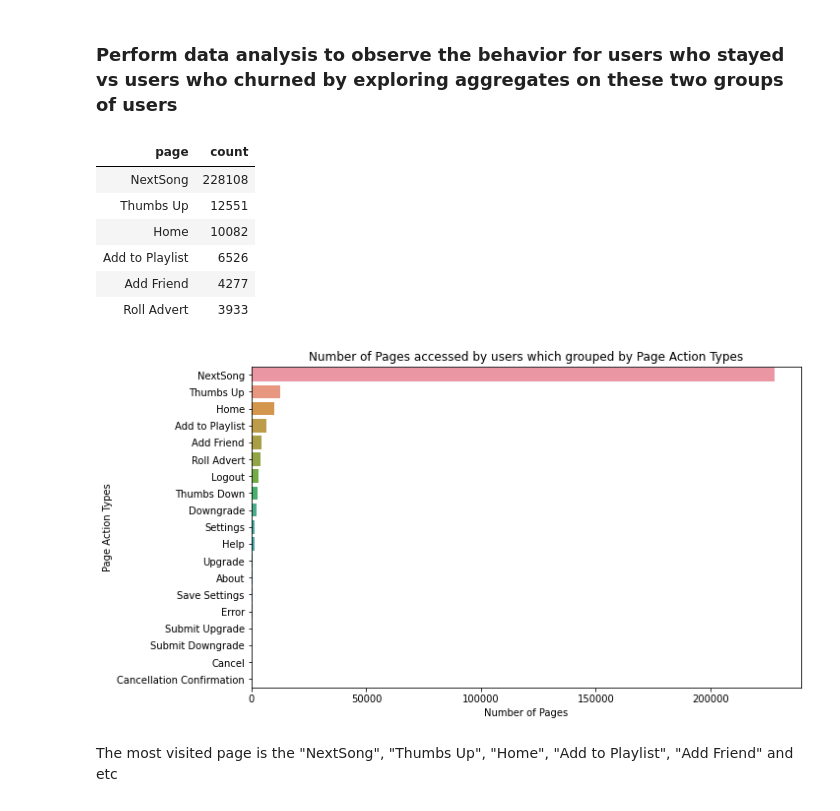
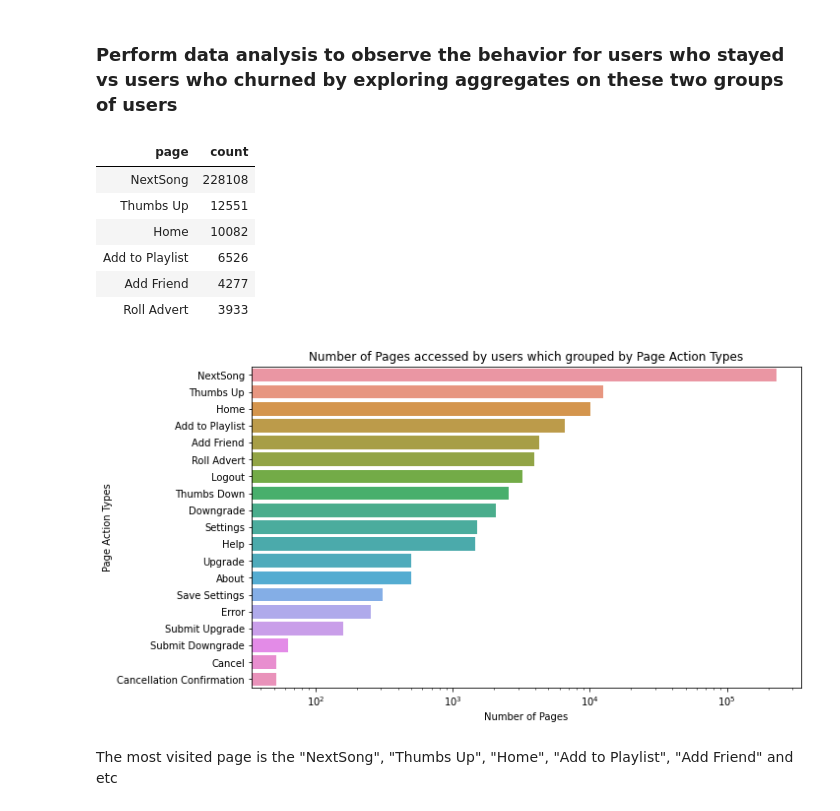
Before and after one commit to thanhta/Sparkify-Churn-Prediction, a Jupyter notebook: Sparkify_Churn.ipynb, the cells around one changed output. Cells and saved outputs as stored; diff of their text form; code cells hidden in the pictures.

```diff
--- a/Sparkify_Churn.ipynb
+++ b/Sparkify_Churn.ipynb
@@ -252,23 +252,23 @@ display(clean_event_df.head(5))
 # %%
 # Check the number of page action in the dataset
 pg_action_counts_df = clean_event_df.groupby("page").count().sort(desc("count")).toPandas()
 display(pg_action_counts_df.head(6))
 
 plt.figure(figsize=(10,6))
-sns.barplot(data=pg_action_counts_df, x='count', y='page')
+sns.barplot(data=pg_action_counts_df, x='count', y='page', log=True)
 plt.title('Number of Pages accessed by users which grouped by Page Action Types');
 plt.xlabel("Number of Pages")
 plt.ylabel("Page Action Types")
 plt.show()
 # %% [output]
 | page | count |
 | NextSong | 228108 |
 | Thumbs Up | 12551 |
 | Home | 10082 |
 | Add to Playlist | 6526 |
 | Add Friend | 4277 |
 | Roll Advert | 3933 |
-[figure, old version]
+[figure, new version]
 # %% [markdown]
 The most visited page is the "NextSong", "Thumbs Up", "Home", "Add to Playlist", "Add Friend" and etc
 # %%
```
Also changed, not shown: parts of 43 cells of this notebook, 1 other file.
